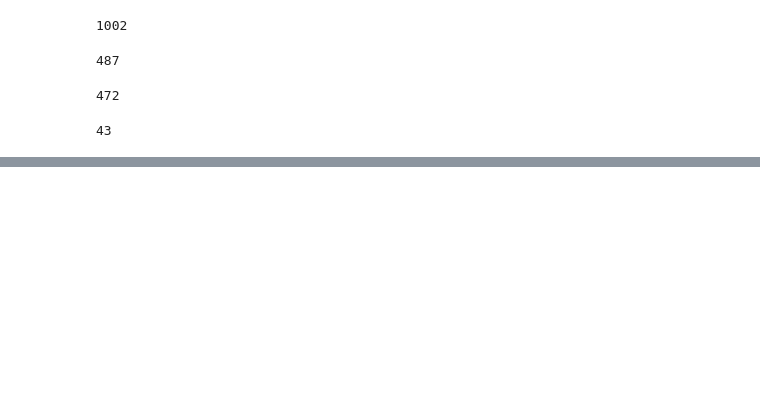
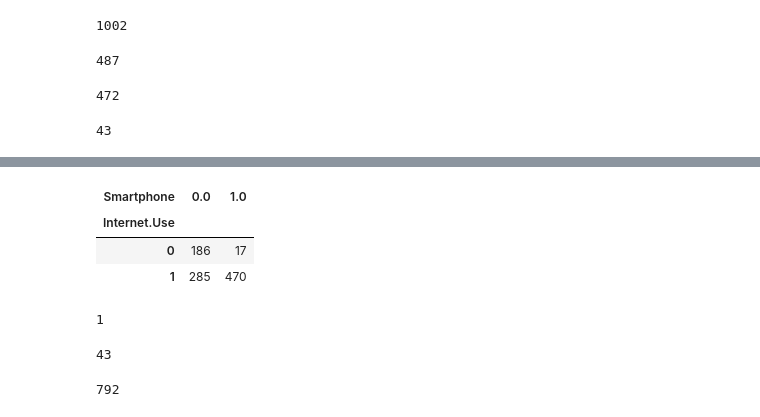
Before and after one commit to bryanyang0528/MITx-15.071x-The-Analytics-Edge, a Jupyter notebook: Unit1/unit1.ipynb, the cells around one changed output, grey strips where cells are left out. Saved outputs shown, nothing was run; the diff lists cells and outputs as text; code cells hidden in the pictures; blank space fills up the shorter version.

```diff
--- a/Unit1/unit1.ipynb
+++ b/Unit1/unit1.ipynb
@@ -93,0 +116,24 @@ len(poll[poll.Smartphone.isnull()])
+# %%
+#How many interviewees reported not having used the Internet and not having used a smartphone?
+pd.crosstab(poll["Internet.Use"], poll["Smartphone"],dropna=True)
+# %% [output]
+| Smartphone | 0.0 | 1.0 |
+| Internet.Use |  |  |
+| 0 | 186 | 17 |
+| 1 | 285 | 470 |
+# %%
+#How many interviewees have a missing value for their Internet use?
+pd.isnull(poll["Internet.Use"]).sum()
+# %% [output]
+1
+# %%
+#How many interviewees have a missing value for their smartphone use?
+pd.isnull(poll["Smartphone"]).sum()
+# %% [output]
+43
+# %%
+#How many interviewees are in the new data frame?
+poll_new = poll[(poll["Internet.Use"] == 1) | (poll["Smartphone"] == 1)]
+len(poll_new)
+# %% [output]
+792
```
Also changed, not shown: parts of 1 cell of this notebook.
